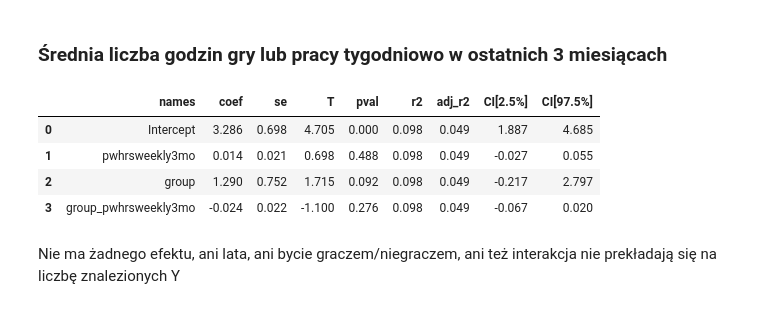
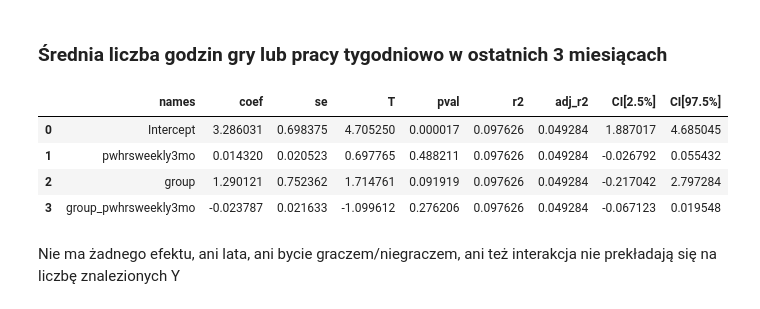
Before and after one commit to tomsitoms/Gracze_mgr, a Jupyter notebook: vsc.ipynb, the cells around one changed output. Cells and saved outputs as stored; diff of their text form; code cells hidden in the pictures.

```diff
--- a/vsc.ipynb
+++ b/vsc.ipynb
@@ -242,12 +244,13 @@ Nie ma żadnego efektu, ani lata, ani bycie graczem/niegraczem, ani też intera
 # %% [markdown]
 ### Średnia liczba godzin gry lub pracy tygodniowo w ostatnich 3 miesiącach
 # %%
-pg.linear_regression(X = mod2[['pwhrsweekly3mo','group','group_pwhrsweekly3mo']], y= mod2['n'],add_intercept=True).round(3)
+pg.linear_regression(X = mod2[['pwhrsweekly3mo','group','group_pwhrsweekly3mo']], y= mod2['n'],add_intercept=True,
+                         )
 # %% [output]
 |  | names | coef | se | T | pval | r2 | adj_r2 | CI[2.5%] | CI[97.5%] |
-| 0 | Intercept | 3.286 | 0.698 | 4.705 | 0.000 | 0.098 | 0.049 | 1.887 | 4.685 |
-| 1 | pwhrsweekly3mo | 0.014 | 0.021 | 0.698 | 0.488 | 0.098 | 0.049 | -0.027 | 0.055 |
-| 2 | group | 1.290 | 0.752 | 1.715 | 0.092 | 0.098 | 0.049 | -0.217 | 2.797 |
-| 3 | group_pwhrsweekly3mo | -0.024 | 0.022 | -1.100 | 0.276 | 0.098 | 0.049 | -0.067 | 0.020 |
+| 0 | Intercept | 3.286031 | 0.698375 | 4.705250 | 0.000017 | 0.097626 | 0.049284 | 1.887017 | 4.685045 |
+| 1 | pwhrsweekly3mo | 0.014320 | 0.020523 | 0.697765 | 0.488211 | 0.097626 | 0.049284 | -0.026792 | 0.055432 |
+| 2 | group | 1.290121 | 0.752362 | 1.714761 | 0.091919 | 0.097626 | 0.049284 | -0.217042 | 2.797284 |
+| 3 | group_pwhrsweekly3mo | -0.023787 | 0.021633 | -1.099612 | 0.276206 | 0.097626 | 0.049284 | -0.067123 | 0.019548 |
 # %% [markdown]
 Nie ma żadnego efektu, ani lata, ani bycie graczem/niegraczem, ani też interakcja nie prekładają się na liczbę znalezionych Y
```
Also changed, not shown: parts of 4 cells of this notebook, 3 other files.
